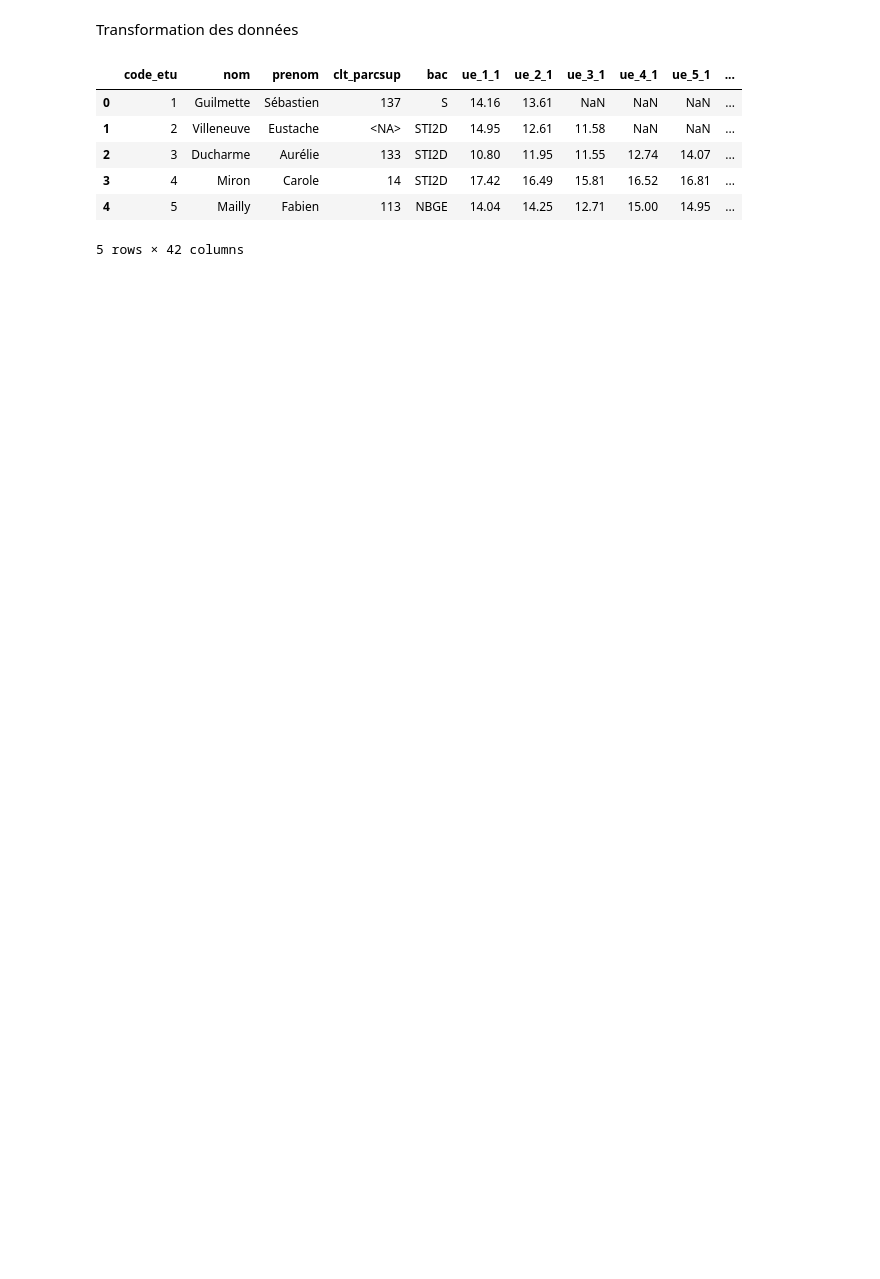
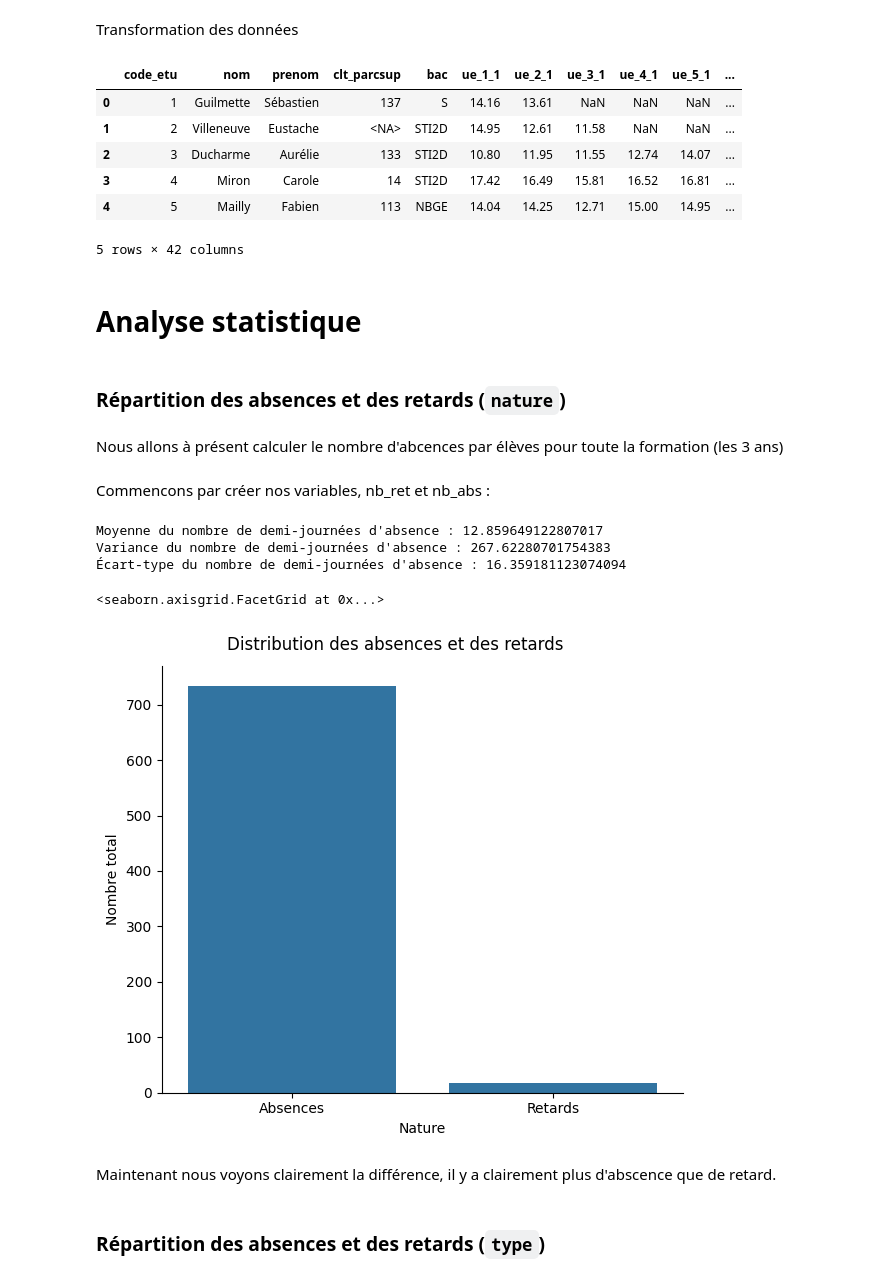
Before and after one commit to SAEIUTBUT1/SAE2.4-Maths, a Jupyter notebook: analyse.ipynb, the cells around one changed output. Saved outputs shown, nothing was run; the diff lists cells and outputs as text; code cells hidden in the pictures; blank space fills up the shorter version.

```diff
--- a/analyse.ipynb
+++ b/analyse.ipynb
@@ -329,4 +494,78 @@ df_resultats.head()
 | 4 | 5 | Mailly | Fabien | 113 | NBGE | 14.04 | 14.25 | 12.71 | 15.00 | 14.95 | ... |
 5 rows × 42 columns
 # %% [markdown]
-###
+# Analyse statistique
+# %% [markdown]
+### Répartition des absences et des retards (`nature`)
+# %% [markdown]
+Nous allons à présent calculer le nombre d\'abcences par élèves pour toute la formation (les 3 ans)
+# %% [markdown]
+Commencons par créer nos variables, nb_ret et nb_abs :
+# %%
+def calculer_nb_absences_demi_journees(code_etu, df_abs, type_absence='absence'):
+    """
+    Calcule le nombre de demi-journées d'absence pour un élève donné.
+    Déduplique les absences d'une même matinée ou d'un même après-midi.
+    """
+    df_etu = df_abs[(df_abs['code_etu'] == code_etu) & (df_abs['nature'].str.lower() == type_absence)].copy()
+
+    if df_etu.empty:
+        return 0
+
+    df_etu['datetime'] = pd.to_datetime(df_etu['date'])
+
+    df_etu['jour'] = df_etu['datetime'].dt.date
+    df_etu['heure'] = df_etu['datetime'].dt.hour
+
+    df_etu['creneau'] = df_etu['heure'].apply(lambda x: 'matin' if x < 13 else 'apres_midi')
+
+    demi_journees_uniques = df_etu.drop_duplicates(subset=['jour', 'creneau'])
+
+    return len(demi_journees_uniques)
+
+# Calcul du nombre total de demi-journées d'absence pour chaque élève
+
+for code_etu in df_resultats['code_etu']:
+    nb_absences_1 = calculer_nb_absences_demi_journees(code_etu, df_abs_1, 'absence')
+    nb_absences_2 = calculer_nb_absences_demi_journees(code_etu, df_abs_2, 'absence')
+    nb_absences_3 = calculer_nb_absences_demi_journees(code_etu, df_abs_3, 'absence')
+
+    df_resultats.loc[df_resultats['code_etu'] == code_etu, 'nb_abs'] = nb_absences_1 + nb_absences_2 + nb_absences_3
+
+print("Moyenne du nombre de demi-journées d'absence :", df_resultats['nb_abs'].mean())
+print("Variance du nombre de demi-journées d'absence :", df_resultats['nb_abs'].var())
+print("Écart-type du nombre de demi-journées d'absence :", df_resultats['nb_abs'].std())
+
+for code_etu in df_resultats['code_etu']:
+    nb_retards_1 = calculer_nb_absences_demi_journees(code_etu, df_abs_1, 'retard')
+    nb_retards_2 = calculer_nb_absences_demi_journees(code_etu, df_abs_2, 'retard')
+    nb_retards_3 = calculer_nb_absences_demi_journees(code_etu, df_abs_3, 'retard')
+
+    df_resultats.loc[df_resultats['code_etu'] == code_etu, 'nb_ret'] = nb_retards_1 + nb_retards_2 + nb_retards_3
+# %% [output]
+Moyenne du nombre de demi-journées d'absence : 12.859649122807017
+Variance du nombre de demi-journées d'absence : 267.62280701754383
+Écart-type du nombre de demi-journées d'absence : 16.359181123074094
+# %%
+# Remettons en forme avec la nature :
+df_melted = pd.DataFrame({
+    'nature': ['Absences', 'Retards'],
+    'nombre_total': [
+        df_resultats['nb_abs'].sum(),
+        df_resultats['nb_ret'].sum()
+    ]
+})
+
+# Tracé de la distribution de nb_retards et nb_absences
+
+g = sns.catplot(data=df_melted, x='nature', y='nombre_total', kind='bar', height=5, aspect=1.2)
+g.set_axis_labels('Nature', 'Nombre total')
+g.fig.suptitle("Distribution des absences et des retards", y=1.03)
+g.set_xticklabels(rotation=0)
+# %% [output]
+<seaborn.axisgrid.FacetGrid at 0x...>
+[figure, added]
+# %% [markdown]
+Maintenant nous voyons clairement la différence, il y a clairement plus d'abscence que de retard.
+# %% [markdown]
+### Répartition des absences et des retards (`type`)
```
Also changed, not shown: parts of 21 cells of this notebook.
